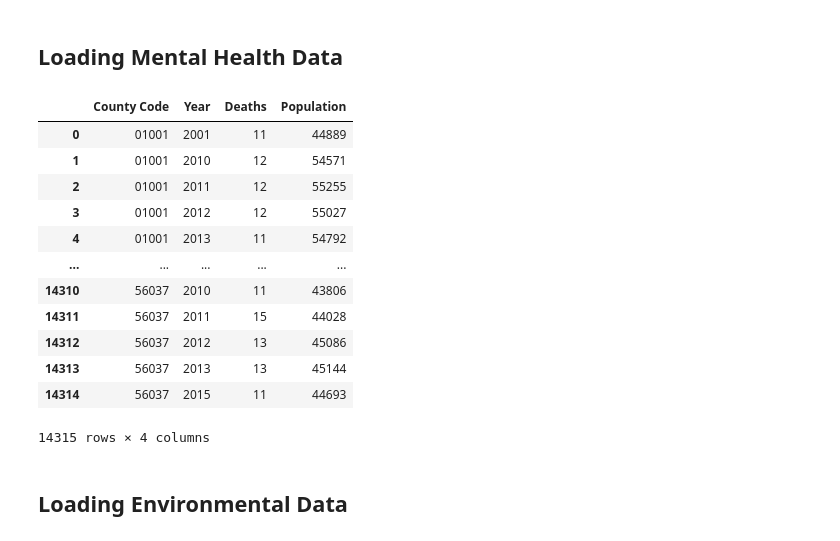
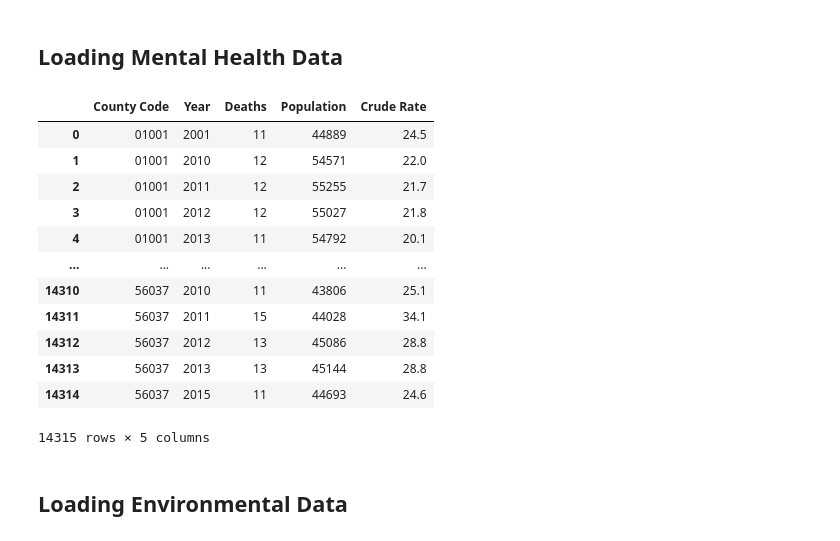
Before and after one commit to abhishekbabu/cse481ds-mental-health, a Jupyter notebook: notebooks/county_level/all-data-wrangling.ipynb, the cells around one changed output. Saved outputs shown, nothing was run; the diff lists cells and outputs as text; code cells hidden in the pictures.

Commit message:
add crude rate for suicides to our dataset

```diff
--- a/notebooks/county_level/all-data-wrangling.ipynb
+++ b/notebooks/county_level/all-data-wrangling.ipynb
@@ -64,41 +64,43 @@ socio_df = pd.concat(all_socio_df, ignore_index=True)
 ## Loading Mental Health Data
 # %%
 mental_health_df = pd.read_csv('../../data/county_level/Compressed Mortality, 1999-2016.txt', sep='\t',
-                               usecols = ['County Code', 'Year', 'Deaths', 'Population'])
+                               usecols = ['County Code', 'Year', 'Deaths', 'Population', 'Crude Rate'])
 
 # There is text at the bottom of the file that we do not want to include
 mental_health_df = mental_health_df[mental_health_df['County Code'].notnull()]
 
 # The numbers are parsed as floats but we want them to be ints
 for column_name in mental_health_df.columns:
     if column_name == 'County Code':
         mental_health_df[column_name] = mental_health_df[column_name].astype(int).astype(str)
+    elif column_name == 'Crude Rate':
+        mental_health_df[column_name] = mental_health_df[column_name].str.replace("\(Unreliable\)","").astype(float)
     else:
         mental_health_df[column_name] = mental_health_df[column_name].astype(int)
 
 
 def make_5_digits(num):
     if len(num) == 4:
         num = "0" + num
     return num
 
 mental_health_df["County Code"] = mental_health_df["County Code"].apply(make_5_digits)
 
 mental_health_df
 # %% [output]
-|  | County Code | Year | Deaths | Population |
-| 0 | 01001 | 2001 | 11 | 44889 |
-| 1 | 01001 | 2010 | 12 | 54571 |
-| 2 | 01001 | 2011 | 12 | 55255 |
-| 3 | 01001 | 2012 | 12 | 55027 |
-| 4 | 01001 | 2013 | 11 | 54792 |
-| ... | ... | ... | ... | ... |
-| 14310 | 56037 | 2010 | 11 | 43806 |
-| 14311 | 56037 | 2011 | 15 | 44028 |
-| 14312 | 56037 | 2012 | 13 | 45086 |
-| 14313 | 56037 | 2013 | 13 | 45144 |
-| 14314 | 56037 | 2015 | 11 | 44693 |
+|  | County Code | Year | Deaths | Population | Crude Rate |
+| 0 | 01001 | 2001 | 11 | 44889 | 24.5 |
+| 1 | 01001 | 2010 | 12 | 54571 | 22.0 |
+| 2 | 01001 | 2011 | 12 | 55255 | 21.7 |
+| 3 | 01001 | 2012 | 12 | 55027 | 21.8 |
+| 4 | 01001 | 2013 | 11 | 54792 | 20.1 |
+| ... | ... | ... | ... | ... | ... |
+| 14310 | 56037 | 2010 | 11 | 43806 | 25.1 |
+| 14311 | 56037 | 2011 | 15 | 44028 | 34.1 |
+| 14312 | 56037 | 2012 | 13 | 45086 | 28.8 |
+| 14313 | 56037 | 2013 | 13 | 45144 | 28.8 |
+| 14314 | 56037 | 2015 | 11 | 44693 | 24.6 |
-14315 rows × 4 columns
+14315 rows × 5 columns
 # %% [markdown]
 ## Loading Environmental Data
 # %%
```
Also changed, not shown: parts of 8 cells of this notebook, 1 other file.
